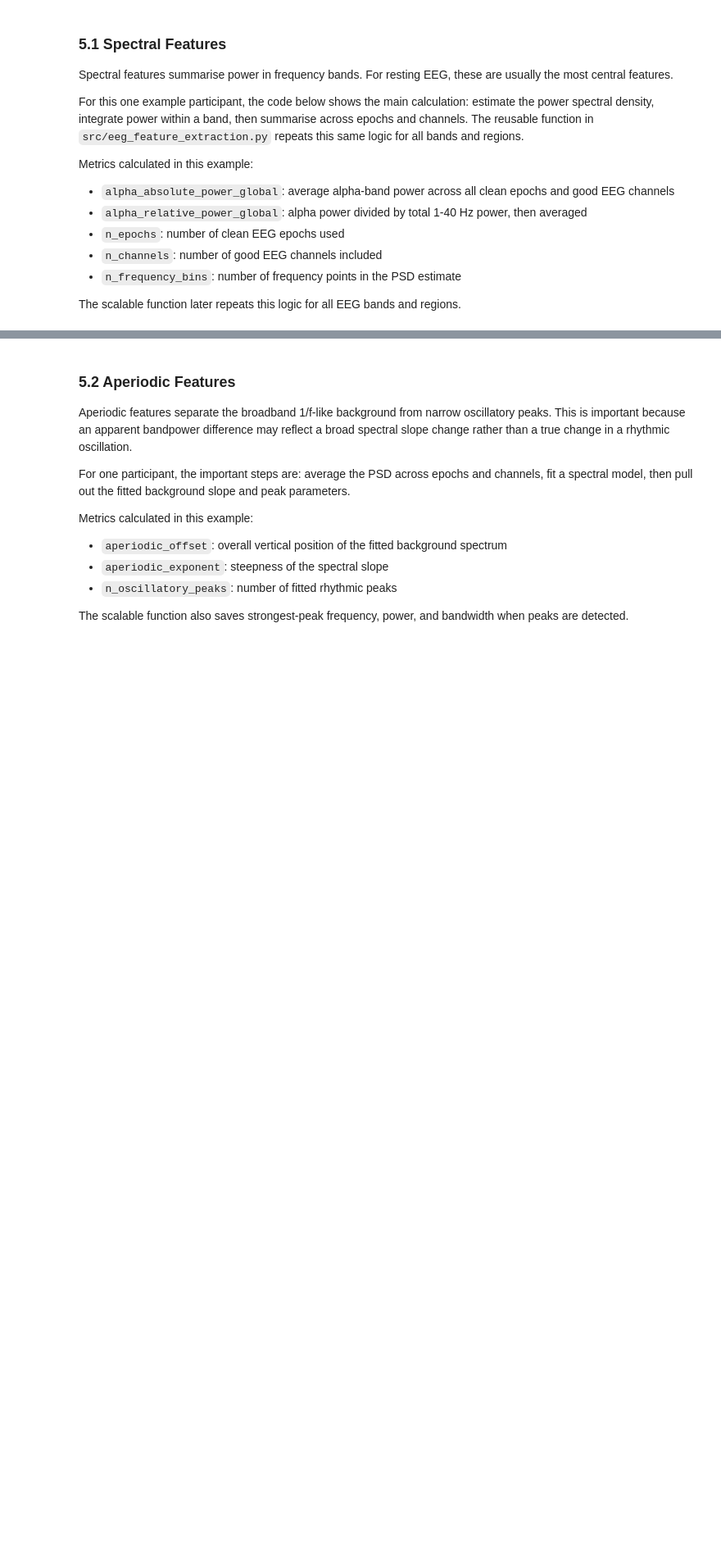
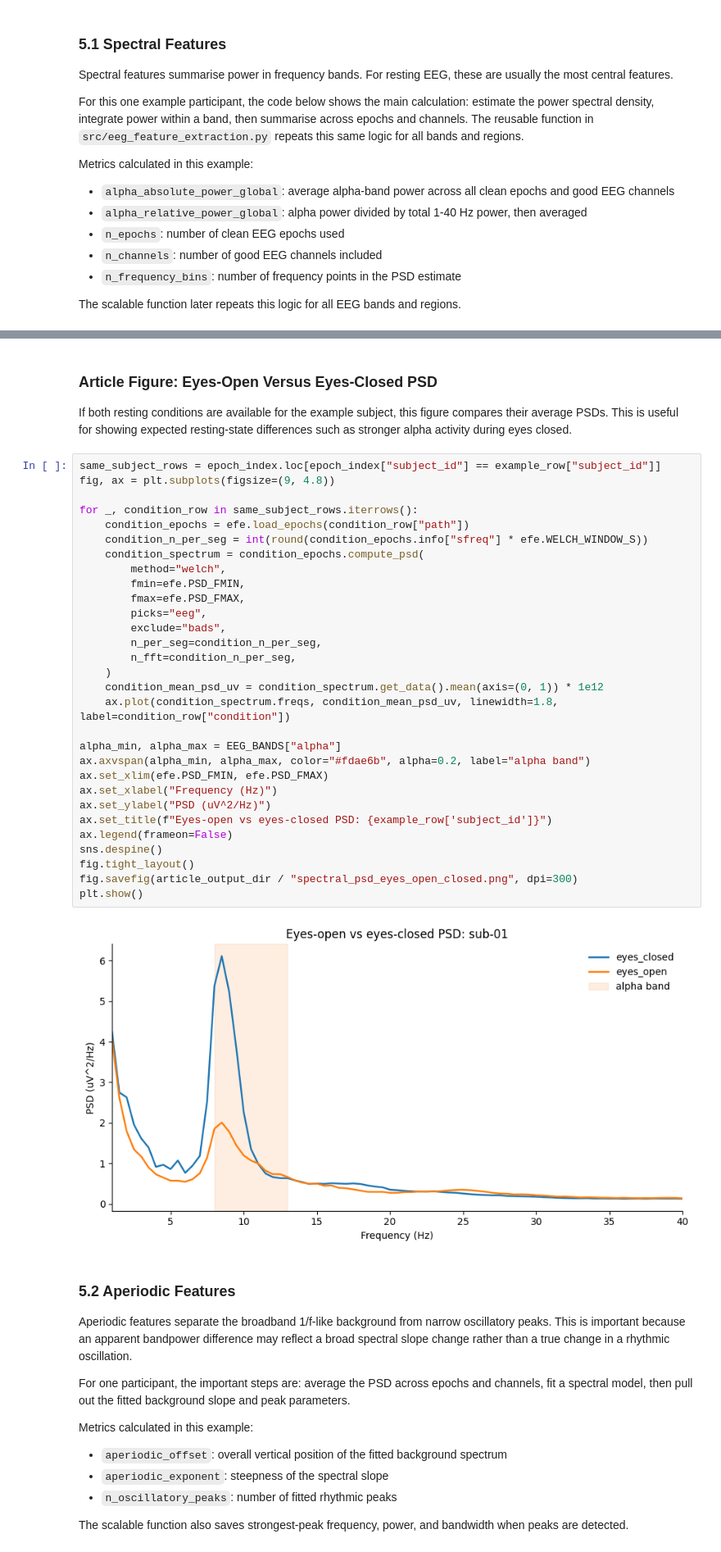
Before and after one commit to nmarryatt/neurogenetics-ml, a Jupyter notebook: notebooks/04_Feature_Extraction.ipynb, the cells around one changed output, grey strips where cells are left out. Shown at 82% size. Cells and saved outputs as stored; diff of their text form; blank space fills up the shorter version.

```diff
--- a/notebooks/04_Feature_Extraction.ipynb
+++ b/notebooks/04_Feature_Extraction.ipynb
@@ -242,3 +318,39 @@ example_spectral_summary.to_frame("value")
+# %% [markdown]
+### Article Figure: Eyes-Open Versus Eyes-Closed PSD
+
+If both resting conditions are available for the example subject, this figure compares their average PSDs. This is useful for showing expected resting-state differences such as stronger alpha activity during eyes closed.
+# %%
+same_subject_rows = epoch_index.loc[epoch_index["subject_id"] == example_row["subject_id"]]
+fig, ax = plt.subplots(figsize=(9, 4.8))
+
+for _, condition_row in same_subject_rows.iterrows():
+    condition_epochs = efe.load_epochs(condition_row["path"])
+    condition_n_per_seg = int(round(condition_epochs.info["sfreq"] * efe.WELCH_WINDOW_S))
+    condition_spectrum = condition_epochs.compute_psd(
+        method="welch",
+        fmin=efe.PSD_FMIN,
+        fmax=efe.PSD_FMAX,
+        picks="eeg",
+        exclude="bads",
+        n_per_seg=condition_n_per_seg,
+        n_fft=condition_n_per_seg,
+    )
+    condition_mean_psd_uv = condition_spectrum.get_data().mean(axis=(0, 1)) * 1e12
+    ax.plot(condition_spectrum.freqs, condition_mean_psd_uv, linewidth=1.8, label=condition_row["condition"])
+
+alpha_min, alpha_max = EEG_BANDS["alpha"]
+ax.axvspan(alpha_min, alpha_max, color="#fdae6b", alpha=0.2, label="alpha band")
+ax.set_xlim(efe.PSD_FMIN, efe.PSD_FMAX)
+ax.set_xlabel("Frequency (Hz)")
+ax.set_ylabel("PSD (uV^2/Hz)")
+ax.set_title(f"Eyes-open vs eyes-closed PSD: {example_row['subject_id']}")
+ax.legend(frameon=False)
+sns.despine()
+fig.tight_layout()
+fig.savefig(article_output_dir / "spectral_psd_eyes_open_closed.png", dpi=300)
+plt.show()
+# %% [output]
+[figure, added]
 # %% [markdown]
 ### 5.2 Aperiodic Features
 
```
Also changed, not shown: parts of 26 cells of this notebook.
